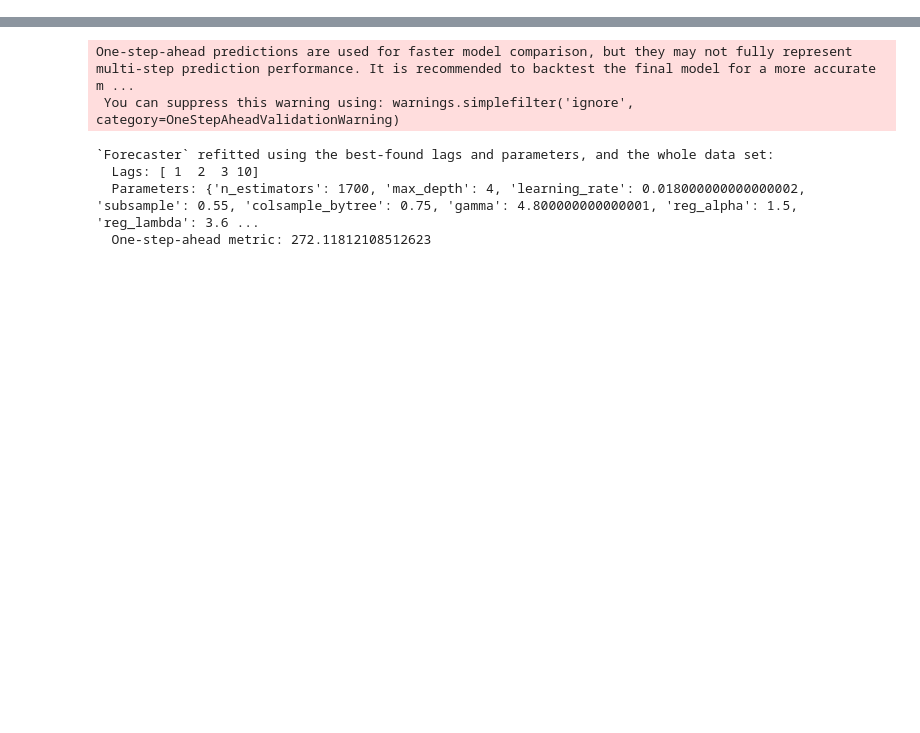
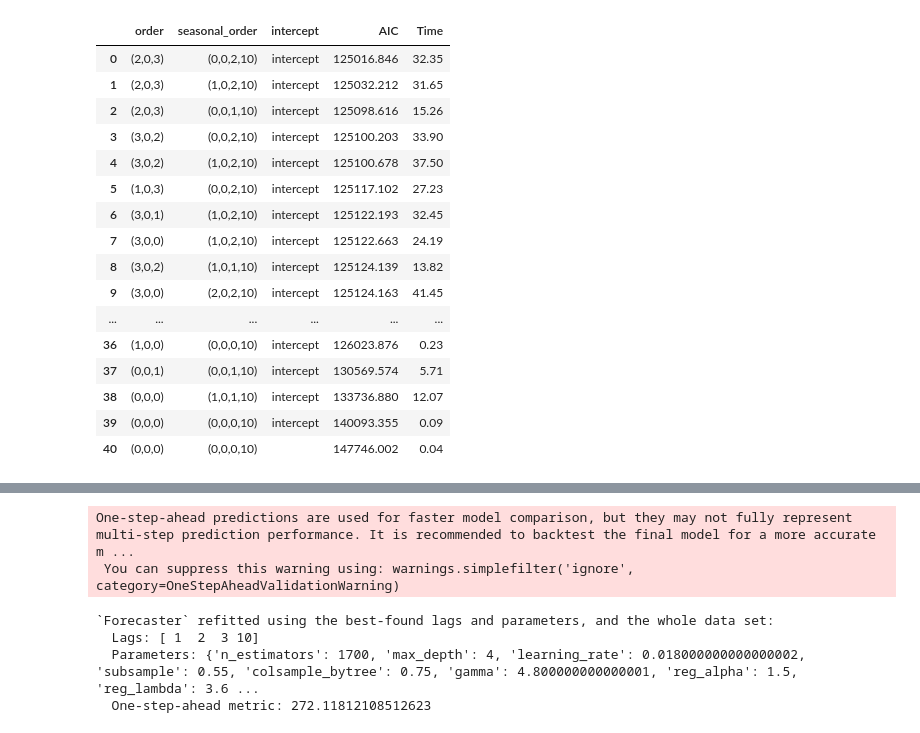
Before and after one commit to hellum55/Data-Science-Project, a Jupyter notebook: data_science_project/Praktik/Probalistic_model.ipynb, the cells around one changed output, grey strips where cells are left out. Drawn from its saved outputs; the diff is of its cells as text; code cells hidden in the pictures; blank space fills up the shorter version.

```diff
--- a/data_science_project/Praktik/Probalistic_model.ipynb
+++ b/data_science_project/Praktik/Probalistic_model.ipynb
@@ -209,0 +254,57 @@ Index(['datetime', 'clouds', 'ghi', 'pres', 'slp', 'solar_rad', 'temp', 'uv',
+# %%
+from io import StringIO
+import contextlib
+import re
+from pmdarima import auto_arima
+# Capture auto_arima trace in a pandas dataframe
+# ==============================================================================
+buffer = StringIO()
+with contextlib.redirect_stdout(buffer):
+    auto_arima(
+            y                 = df.loc[:val_end]['energy_total'],
+            start_p           = 0,
+            start_q           = 0,
+            max_p             = 3,
+            max_q             = 3,
+            seasonal          = True,
+            test              = 'adf',
+            m                 = 10,   # Seasonal period
+            d                 = None, # The algorithm will determine 'd'
+            D                 = None, # The algorithm will determine 'D'
+            trace             = True,
+            error_action      = 'ignore',
+            suppress_warnings = True,
+            stepwise          = True
+        )
+trace_autoarima = buffer.getvalue()
+pattern = r"ARIMA\((\d+),(\d+),(\d+)\)\((\d+),(\d+),(\d+)\)\[(\d+)\]\s+(intercept)?\s+:\s+AIC=([\d\.]+), Time=([\d\.]+) sec"
+matches = re.findall(pattern, trace_autoarima)
+results = pd.DataFrame(
+    matches, columns=["p", "d", "q", "P", "D", "Q", "m", "intercept", "AIC", "Time"]
+)
+results["order"] = results[["p", "d", "q"]].apply(
+    lambda x: f"({x.iloc[0]},{x.iloc[1]},{x.iloc[2]})", axis=1
+)
+results["seasonal_order"] = results[["P", "D", "Q", "m"]].apply(
+    lambda x: f"({x.iloc[0]},{x.iloc[1]},{x.iloc[2]},{x.iloc[3]})", axis=1
+)
+results = results[["order", "seasonal_order", "intercept", "AIC", "Time"]]
+results.sort_values(by="AIC").reset_index(drop=True)
+# %% [output]
+|  | order | seasonal_order | intercept | AIC | Time |
+| 0 | (2,0,3) | (0,0,2,10) | intercept | 125016.846 | 32.35 |
+| 1 | (2,0,3) | (1,0,2,10) | intercept | 125032.212 | 31.65 |
+| 2 | (2,0,3) | (0,0,1,10) | intercept | 125098.616 | 15.26 |
+| 3 | (3,0,2) | (0,0,2,10) | intercept | 125100.203 | 33.90 |
+| 4 | (3,0,2) | (1,0,2,10) | intercept | 125100.678 | 37.50 |
+| 5 | (1,0,3) | (0,0,2,10) | intercept | 125117.102 | 27.23 |
+| 6 | (3,0,1) | (1,0,2,10) | intercept | 125122.193 | 32.45 |
+| 7 | (3,0,0) | (1,0,2,10) | intercept | 125122.663 | 24.19 |
+| 8 | (3,0,2) | (1,0,1,10) | intercept | 125124.139 | 13.82 |
+| 9 | (3,0,0) | (2,0,2,10) | intercept | 125124.163 | 41.45 |
+| ... | ... | ... | ... | ... | ... |
+| 36 | (1,0,0) | (0,0,0,10) | intercept | 126023.876 | 0.23 |
+| 37 | (0,0,1) | (0,0,1,10) | intercept | 130569.574 | 5.71 |
+| 38 | (0,0,0) | (1,0,1,10) | intercept | 133736.880 | 12.07 |
+| 39 | (0,0,0) | (0,0,0,10) | intercept | 140093.355 | 0.09 |
+| 40 | (0,0,0) | (0,0,0,10) |  | 147746.002 | 0.04 |
```
Also changed, not shown: parts of 12 cells of this notebook.
